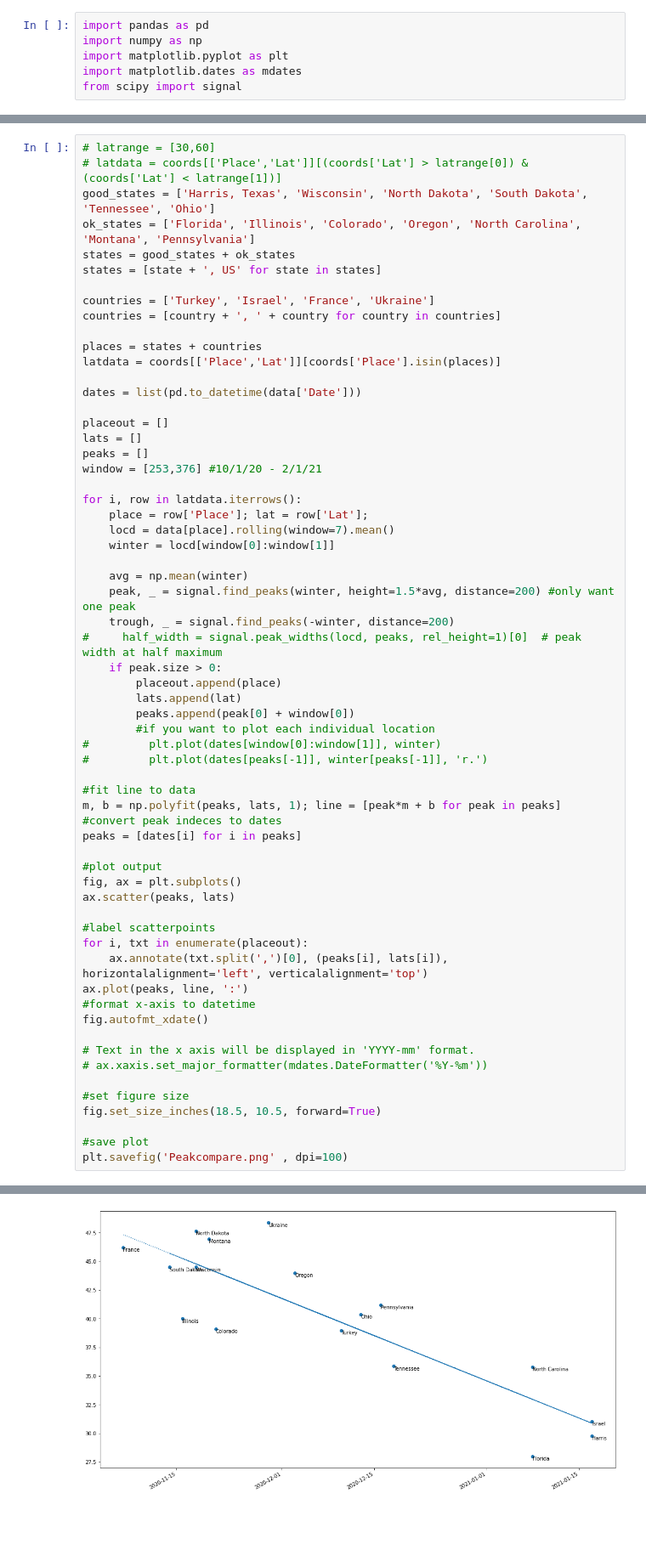
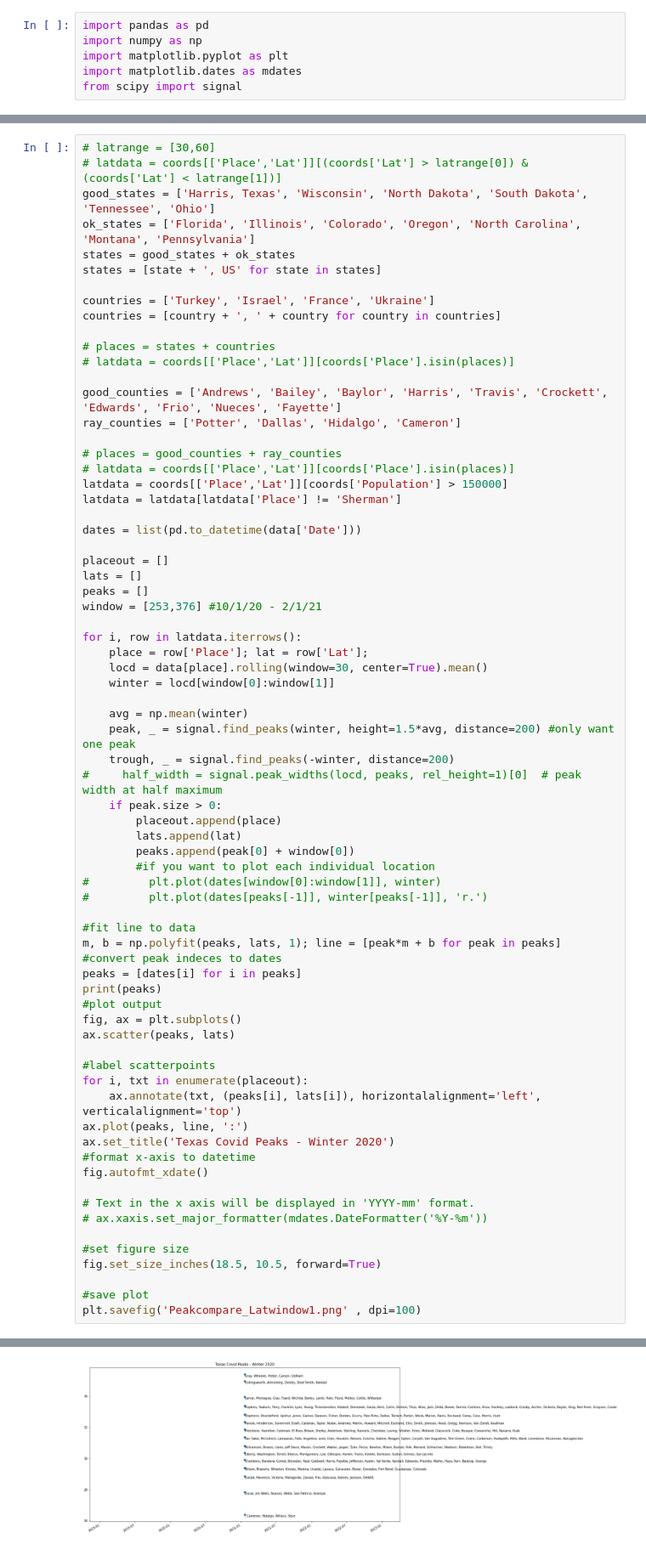
Before and after one commit to rmorse7/HopeSimpson-Forecasting, a Jupyter notebook: Peakcompare.ipynb, the cells around one changed output, grey strips where cells are left out. Shown at 85% size. Cells and saved outputs as stored; diff of their text form; blank space fills up the shorter version.

```diff
--- a/Peakcompare.ipynb
+++ b/Peakcompare.ipynb
@@ -22,8 +74,16 @@ states = [state + ', US' for state in states]
 countries = ['Turkey', 'Israel', 'France', 'Ukraine']
 countries = [country + ', ' + country for country in countries]
 
-places = states + countries
-latdata = coords[['Place','Lat']][coords['Place'].isin(places)]
+# places = states + countries
+# latdata = coords[['Place','Lat']][coords['Place'].isin(places)]
+
+good_counties = ['Andrews', 'Bailey', 'Baylor', 'Harris', 'Travis', 'Crockett', 'Edwards', 'Frio', 'Nueces', 'Fayette']
+ray_counties = ['Potter', 'Dallas', 'Hidalgo', 'Cameron']
+
+# places = good_counties + ray_counties
+# latdata = coords[['Place','Lat']][coords['Place'].isin(places)]
+latdata = coords[['Place','Lat']][coords['Population'] > 150000]
+latdata = latdata[latdata['Place'] != 'Sherman']
 
 dates = list(pd.to_datetime(data['Date']))
 
@@ -34,7 +94,7 @@ window = [253,376] #10/1/20 - 2/1/21
 
 for i, row in latdata.iterrows():
     place = row['Place']; lat = row['Lat'];
-    locd = data[place].rolling(window=7).mean()
+    locd = data[place].rolling(window=30, center=True).mean()
     winter = locd[window[0]:window[1]]
 
     avg = np.mean(winter)
@@ -53,15 +113,16 @@ for i, row in latdata.iterrows():
 m, b = np.polyfit(peaks, lats, 1); line = [peak*m + b for peak in peaks]
 #convert peak indeces to dates
 peaks = [dates[i] for i in peaks]
-
+print(peaks)
 #plot output
 fig, ax = plt.subplots()
 ax.scatter(peaks, lats)
 
 #label scatterpoints
 for i, txt in enumerate(placeout):
-    ax.annotate(txt.split(',')[0], (peaks[i], lats[i]), horizontalalignment='left', verticalalignment='top')
+    ax.annotate(txt, (peaks[i], lats[i]), horizontalalignment='left', verticalalignment='top')
 ax.plot(peaks, line, ':')
+ax.set_title('Texas Covid Peaks - Winter 2020')
 #format x-axis to datetime
 fig.autofmt_xdate()
 
@@ -72,5 +133,5 @@ fig.autofmt_xdate()
 fig.set_size_inches(18.5, 10.5, forward=True)
 
 #save plot
-plt.savefig('Peakcompare.png' , dpi=100)
+plt.savefig('Peakcompare_Latwindow1.png' , dpi=100)
 # %% [output]
@@ -77 +139 @@ plt.savefig('Peakcompare.png' , dpi=100)
-[figure, old version]
+[figure, new version]
```
Also changed, not shown: parts of 4 cells of this notebook.
